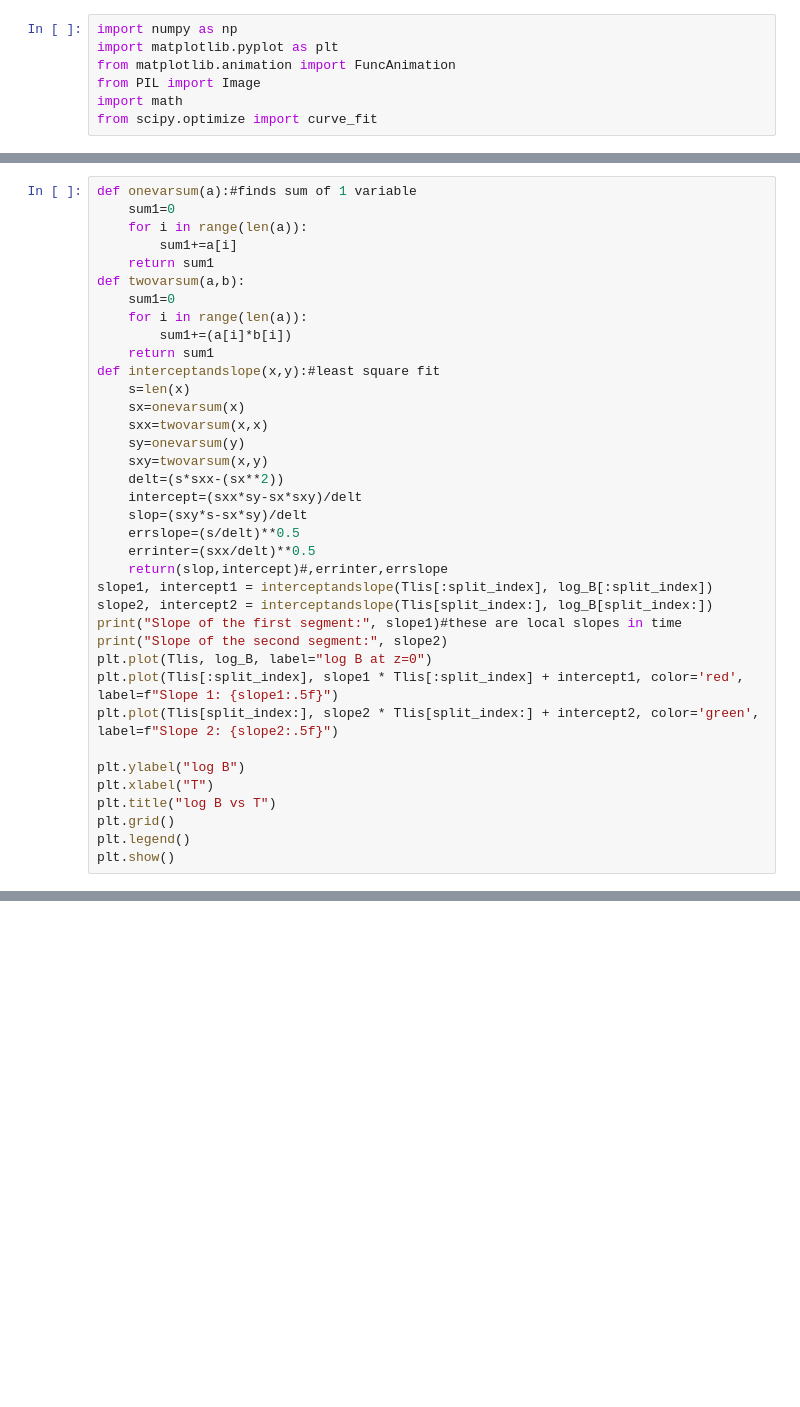
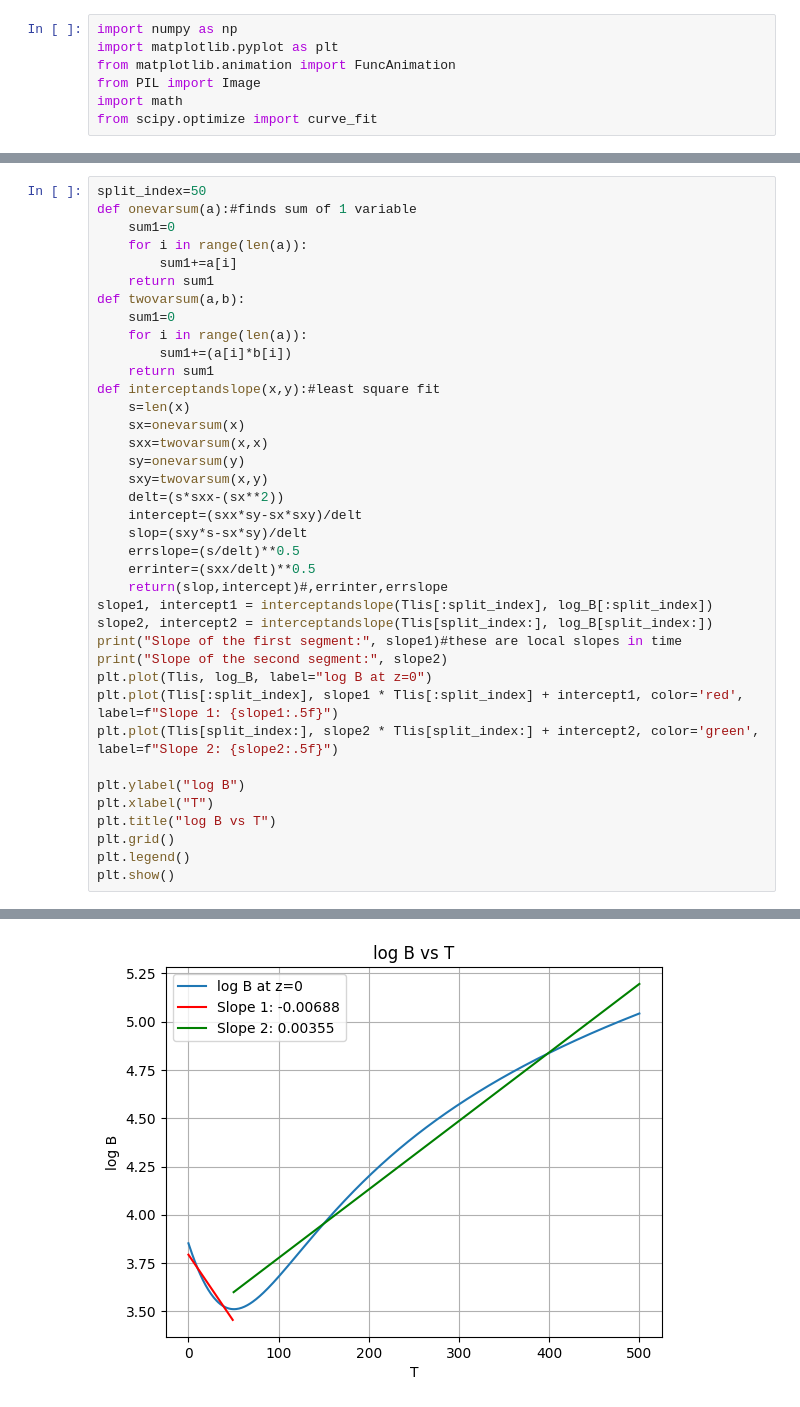
Before and after one commit to dimo192/dimo192.github.io, a Jupyter notebook: misc codes/task 2/t1.ipynb, the cells around one changed output, grey strips where cells are left out. Drawn from its saved outputs; the diff is of its cells as text; blank space fills up the shorter version.

```diff
--- a/misc codes/task 2/t1.ipynb
+++ b/misc codes/task 2/t1.ipynb
@@ -243,4 +136,5 @@ plt.show()
 # %%
+split_index=50
 def onevarsum(a):#finds sum of 1 variable
     sum1=0
     for i in range(len(a)):
@@ -282,3 +177,4 @@ NameError: name 'split_index' is not defined
+[figure, added]
 # %%
 def find_critical_dynamo_number(eta_t_values):
     critical_dynamo_numbers = []
```
Also changed, not shown: parts of 7 cells of this notebook, 6 other files.
